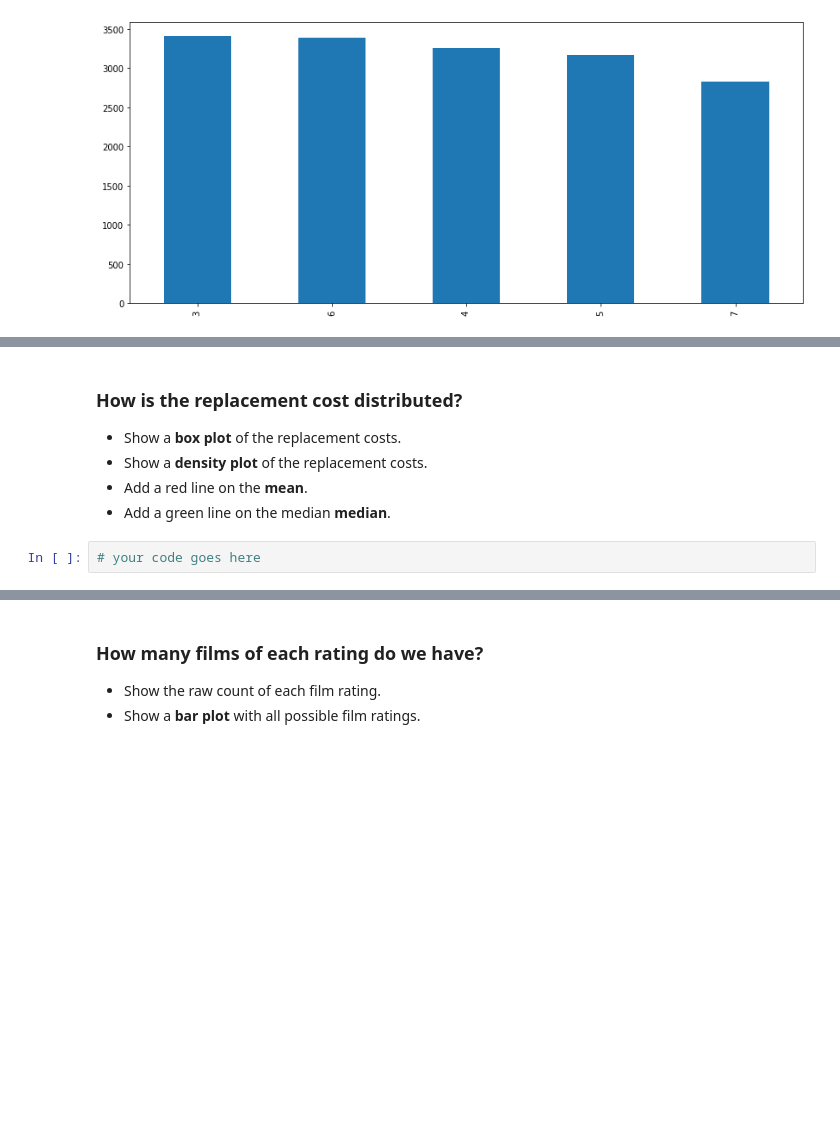
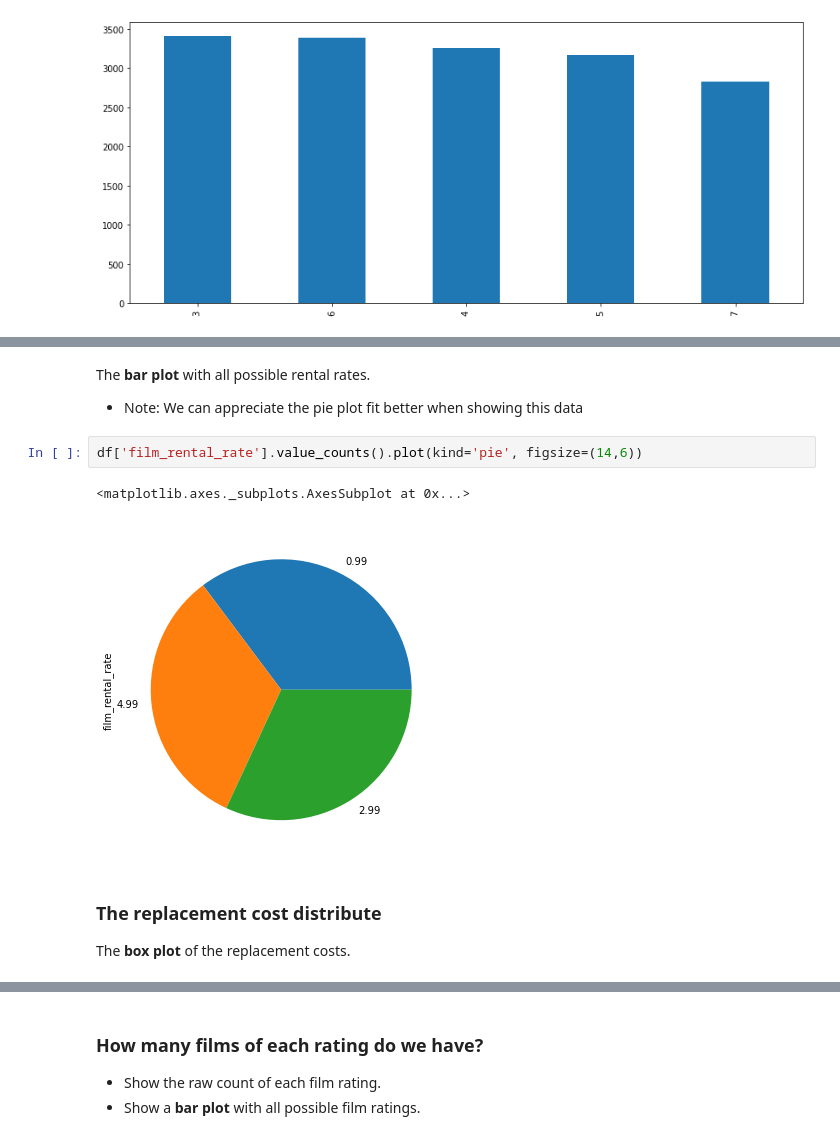
Before and after one commit to arturovictoriar/Data_Science_FCC, a Jupyter notebook: DVD_Store/Handling_dbs.ipynb, the cells around one changed output, grey strips where cells are left out. Cells and saved outputs as stored; diff of their text form; blank space fills up the shorter version.

Commit message:
Identifying what are the best graphics for showing the replacement costs distribution.

```diff
--- a/DVD_Store/Handling_dbs.ipynb
+++ b/DVD_Store/Handling_dbs.ipynb
@@ -74,11 +69,14 @@ df['film_rental_rate'].value_counts().plot(kind='bar', figsize=(14,6))
-# %% [markdown]
-### How is the replacement cost distributed?
-
-- Show a <b>box plot</b> of the replacement costs.
-- Show a <b>density plot</b> of the replacement costs.
-- Add a red line on the <b>mean</b>.
-- Add a green line on the median <b>median</b>.
-# %%
-# your code goes here
+# %% [markdown]
+The <b>bar plot</b> with all possible rental rates.
+- Note: We can appreciate the pie plot fit better when showing this data
+# %%
+df['film_rental_rate'].value_counts().plot(kind='pie', figsize=(14,6))
+# %% [output]
+<matplotlib.axes._subplots.AxesSubplot at 0x...>
+[figure, added]
+# %% [markdown]
+### The replacement cost distribute
+
+The <b>box plot</b> of the replacement costs.
 # %%
 df['film_replacement_cost'].plot(kind='box', vert=False, figsize=(14,6))
```
Also changed, not shown: parts of 9 cells of this notebook.
